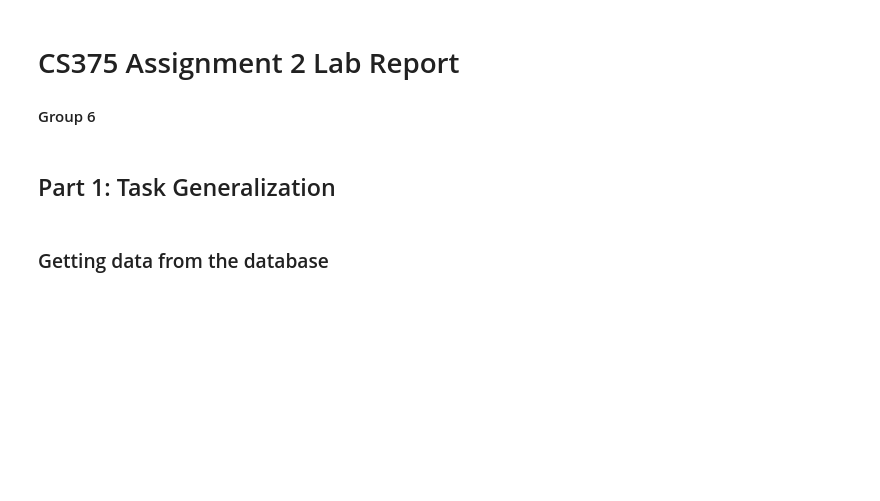
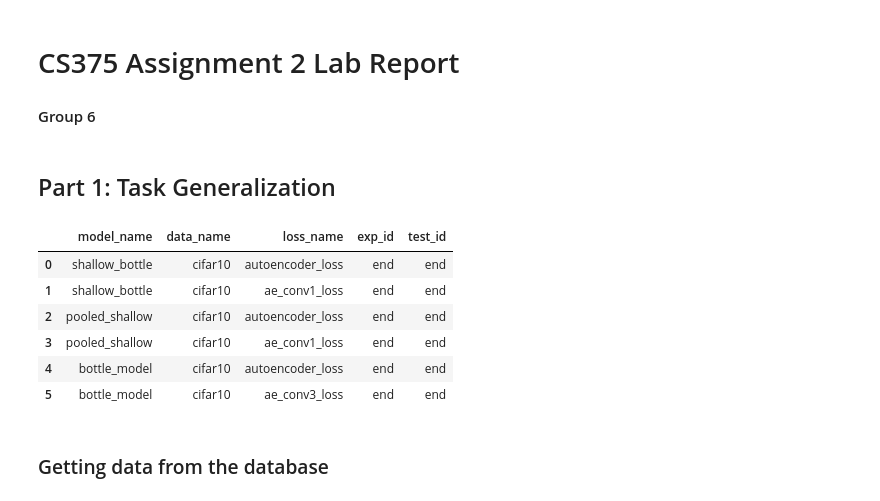
Before and after one commit to j-abc/cs375, a Jupyter notebook: 2017/assignment2/CS375 Assignment 2 Lab Report - Group 6.ipynb, the cells around one changed output. Cells and saved outputs as stored; diff of their text form; code cells hidden in the pictures; blank space fills up the shorter version.

Commit message:
testing across models

```diff
--- a/2017/assignment2/CS375 Assignment 2 Lab Report - Group 6.ipynb
+++ b/2017/assignment2/CS375 Assignment 2 Lab Report - Group 6.ipynb
@@ -18,3 +21,15 @@ from assignment_utils import *
+# %%
+model_df = pd.read_csv('models.csv',delimiter = ' ')
+# %%
+model_df
+# %% [output]
+|  | model_name | data_name | loss_name | exp_id | test_id |
+| 0 | shallow_bottle | cifar10 | autoencoder_loss | end | end |
+| 1 | shallow_bottle | cifar10 | ae_conv1_loss | end | end |
+| 2 | pooled_shallow | cifar10 | autoencoder_loss | end | end |
+| 3 | pooled_shallow | cifar10 | ae_conv1_loss | end | end |
+| 4 | bottle_model | cifar10 | autoencoder_loss | end | end |
+| 5 | bottle_model | cifar10 | ae_conv3_loss | end | end |
 # %% [markdown]
 ### Getting data from the database
 # %%
```
Also changed, not shown: parts of 13 cells of this notebook, 5 other files.
